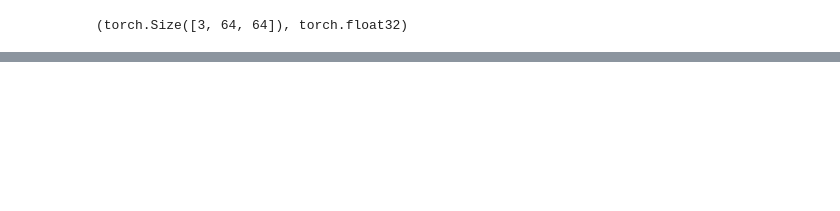
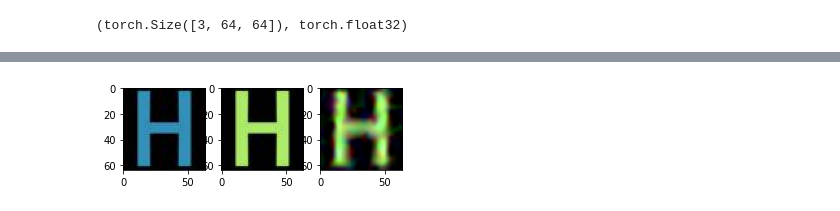
Before and after one commit to TanmayKhot/Scene-Text-Editing, a Jupyter notebook: disentangle.ipynb, the cells around one changed output, grey strips where cells are left out. Cells and saved outputs as stored; diff of their text form; code cells hidden in the pictures; blank space fills up the shorter version.

```diff
--- a/disentangle.ipynb
+++ b/disentangle.ipynb
@@ -110,7 +162,6 @@ class encoder(nn.Module):
 
                 return x_style, x_image
 # %%
-
 class decoder(nn.Module):
         def __init__(self):
               super(decoder, self).__init__()
@@ -131,11 +182,11 @@ class decoder(nn.Module):
 
               #Using Upsample + Upconv
 
-              self.upsample1 = nn.Upsample(scale_factor=2,mode='nearest')
+              self.upsample1 = nn.Upsample(scale_factor=2,mode='bilinear')
               self.upconv1 = nn.ConvTranspose2d(16, 16, 1, stride=1)
-              self.upsample2 = nn.Upsample(scale_factor=2,mode='nearest')
+              self.upsample2 = nn.Upsample(scale_factor=2,mode='bilinear')
               self.upconv2 = nn.ConvTranspose2d(16, 16, 1, stride=1)
-              self.upsample3 = nn.Upsample(scale_factor=2,mode='nearest')
+              self.upsample3 = nn.Upsample(scale_factor=2,mode='bilinear')
               self.upconv3 = nn.ConvTranspose2d(16, 3, 1, stride=1)
 
 
@@ -183,7 +234,7 @@ class MyModel(nn.Module):
     def forward(self, x):
       style, output_mask = self.enc(x)
       output_img = self.dec(style, output_mask)
-      return output_img, output_mask
+      return output_img, output_mask, style
 # %%
 enc = encoder()
 dec = decoder()
@@ -195,26 +246,3 @@ optimizer = optim.Adam(model.parameters(), lr=0.001)
 # %%
 #for g in optimizer.param_groups:
 #    g['lr'] = 1e-4
-# %%
-
-for epoch in range(150,155):
-    #Training Encoder
-    optimizer.zero_grad()
-    out_image, out_mask = model(input_image)
-
-#     print(out_image.shape, out_mask.shape)
-#     print(gt_image.shape, gt_mask.shape)
-#     print(out_image.dtype, out_mask.dtype)
-#     print(gt_image.dtype, gt_mask.dtype)
-
-    loss_mask = criterion(out_mask.squeeze(0), gt_mask)
-    loss_style = criterion(out_image.squeeze(0), gt_image)
-    total_loss = loss_mask + loss_style
-
-#     print(total_loss.item())
-#     if epoch % 5 == 0:
-#     print("Epoch:", epoch, " Loss_mask: {:.3f} Loss style: {:.3f} ".format(loss_mask.item(), loss_style.item()))
-    print(f'Epoch = {epoch} | loss_total = {total_loss.item():.3f} , loss_mask = {loss_mask.item():.3f}, loss_style = {loss_style.item():.3f}')
-
-    total_loss.backward()
-    optimizer.step()
@@ -268,0 +379,4 @@ NameError: name 'output_image' is not defined
+# %%
+show_result(gt_image, gt_sm_image, out13_image)
+# %% [output]
+[figure, added]
```
Also changed, not shown: parts of 23 cells of this notebook.
